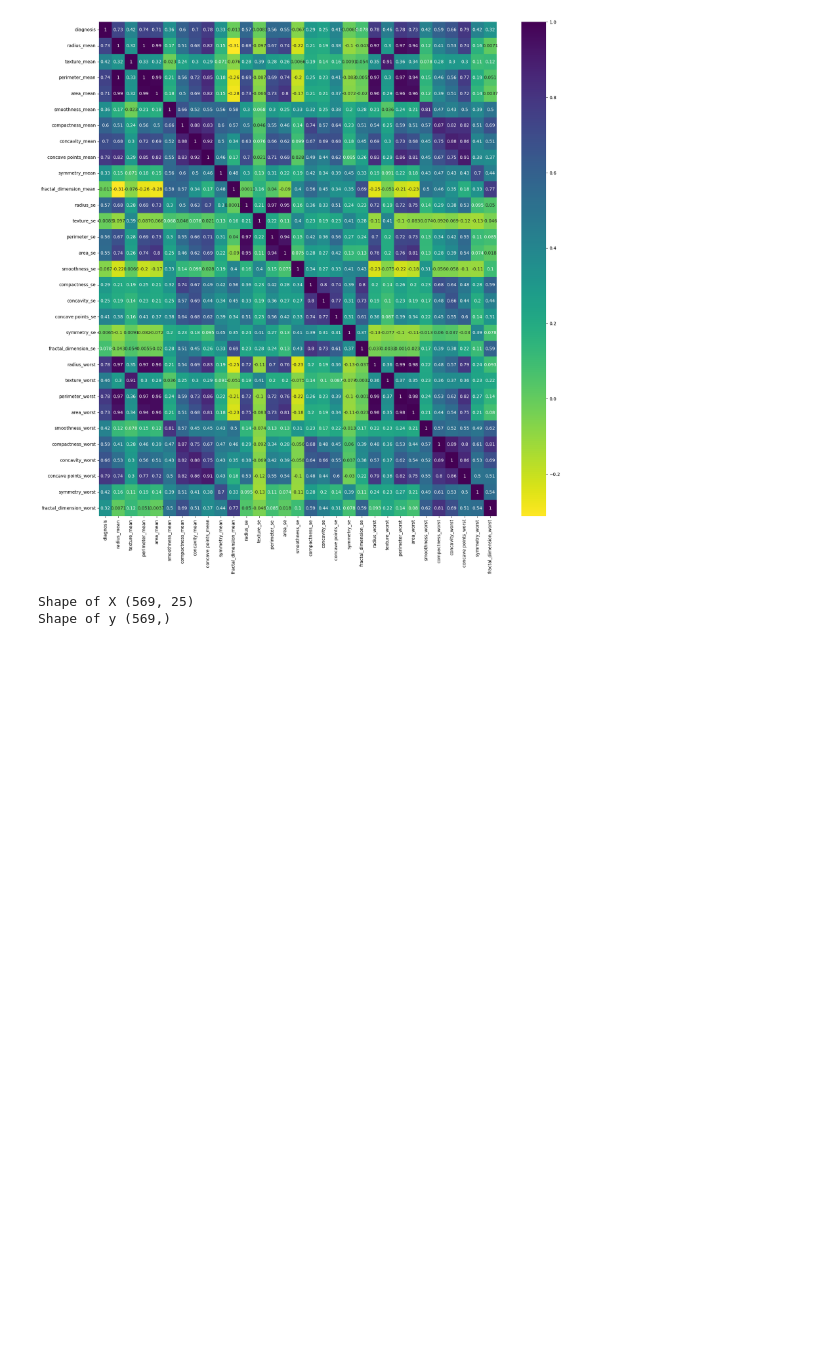
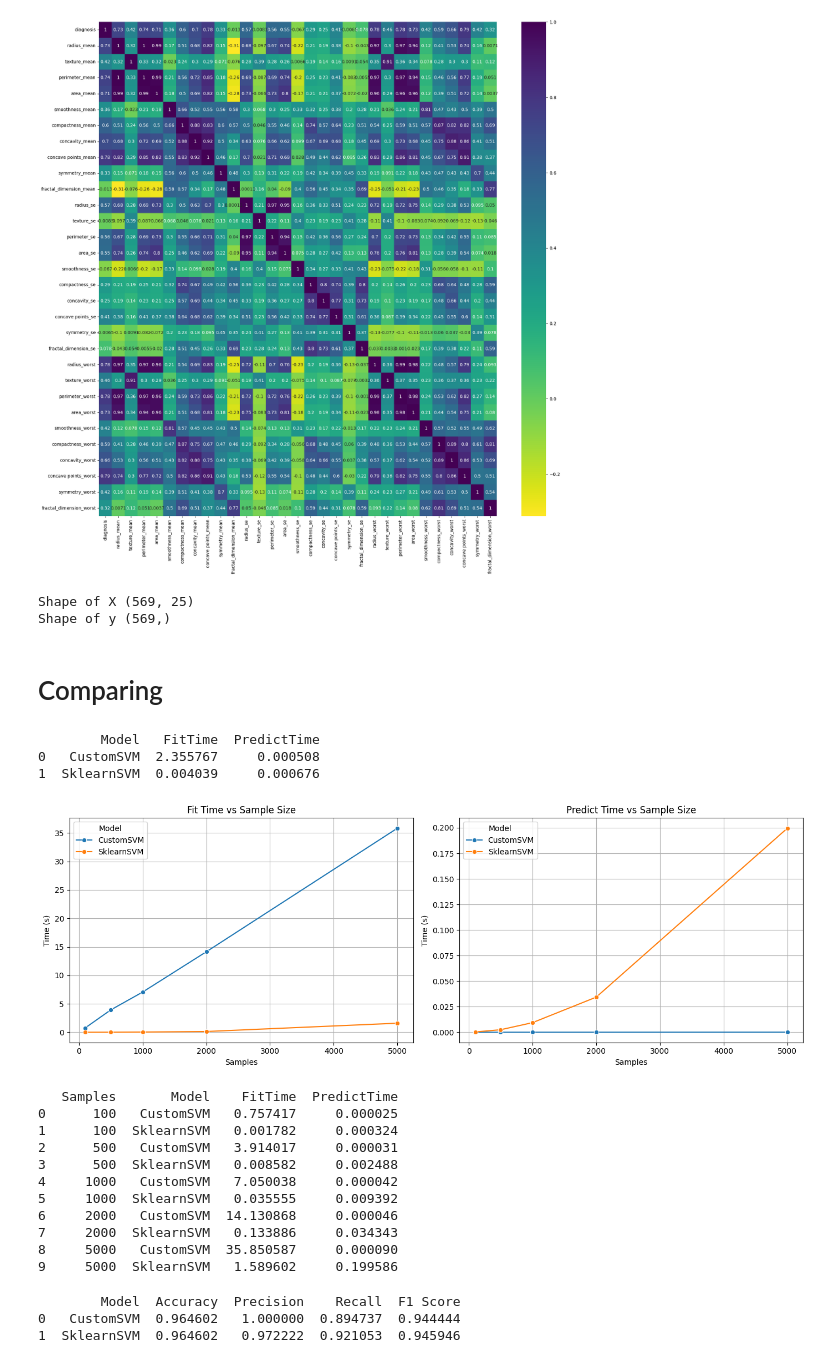
Before and after one commit to viderson/ml_from_scratch, a Jupyter notebook: notebooks/compare_svm.ipynb, the cells around one changed output. Cells and saved outputs as stored; diff of their text form; code cells hidden in the pictures; blank space fills up the shorter version.

```diff
--- a/notebooks/compare_svm.ipynb
+++ b/notebooks/compare_svm.ipynb
@@ -131,3 +131,11 @@ from mlfs.preprocessing import  train_test_split, standardize
 X_train, X_test, y_train, y_test = train_test_split(X,y)
 X_train, mean, std = standardize(X_train, return_params=True)
 X_test = (X_test - mean) / std
+# %% [markdown]
+<a id="4"></a>
+<h1 style='background:#00EFFF;border:0; color:black;
+    box-shadow: 10px 10px 5px 0px rgba(0,0,0,0.75);
+    transform: rotateX(10deg);
+    '
+
+# Comparing
@@ -133,0 +209,7 @@ X_test = (X_test - mean) / std
+# %%
+results = benchmark_svm_custom_vs_sklearn(X_train, y_train)
+print(results)
+# %% [output]
+        Model   FitTime  PredictTime
+0   CustomSVM  2.355767     0.000508
+1  SklearnSVM  0.004039     0.000676
@@ -133,0 +316,17 @@ X_test = (X_test - mean) / std
+# %%
+sample_sizes = [100, 500, 1000, 2000, 5000]
+benchmark_df = benchmark_svm_scalability_vs_sklearn(sample_sizes)
+print(benchmark_df)
+# %% [output]
+[figure, added]
+   Samples       Model    FitTime  PredictTime
+0      100   CustomSVM   0.757417     0.000025
+1      100  SklearnSVM   0.001782     0.000324
+2      500   CustomSVM   3.914017     0.000031
+3      500  SklearnSVM   0.008582     0.002488
+4     1000   CustomSVM   7.050038     0.000042
+5     1000  SklearnSVM   0.035555     0.009392
+6     2000   CustomSVM  14.130868     0.000046
+7     2000  SklearnSVM   0.133886     0.034343
+8     5000   CustomSVM  35.850587     0.000090
+9     5000  SklearnSVM   1.589602     0.199586
@@ -133,0 +386,7 @@ X_test = (X_test - mean) / std
+# %%
+results = compare_svm_accuracy_basic(X_train, X_test, y_train, y_test)
+print(results)
+# %% [output]
+        Model  Accuracy  Precision    Recall  F1 Score
+0   CustomSVM  0.964602   1.000000  0.894737  0.944444
+1  SklearnSVM  0.964602   0.972222  0.921053  0.945946
```
Also changed, not shown: parts of 4 cells of this notebook.
